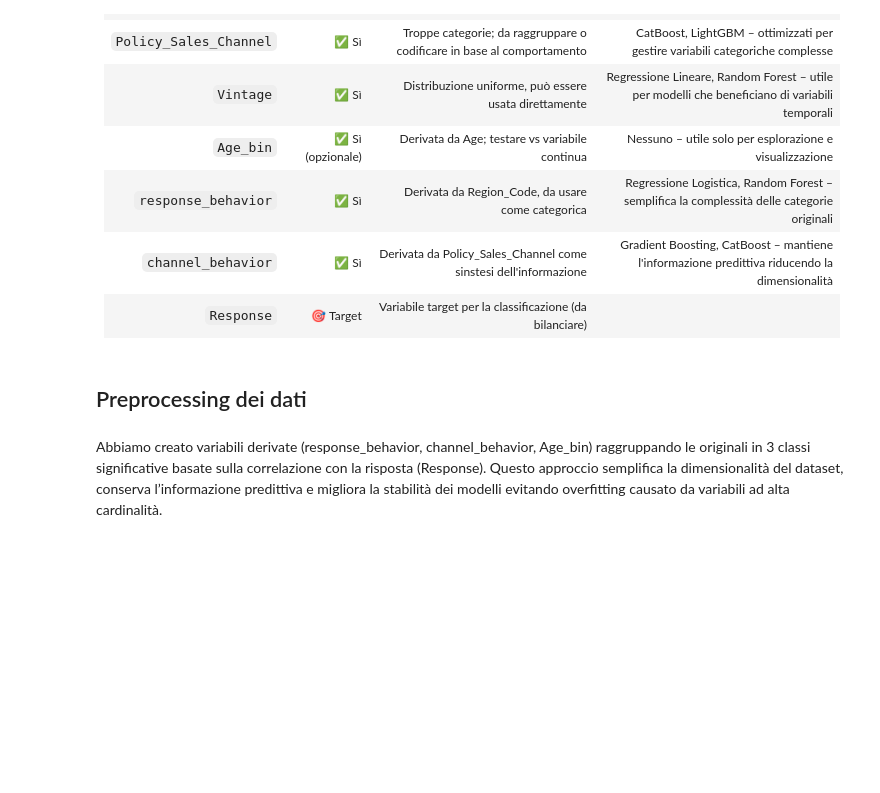
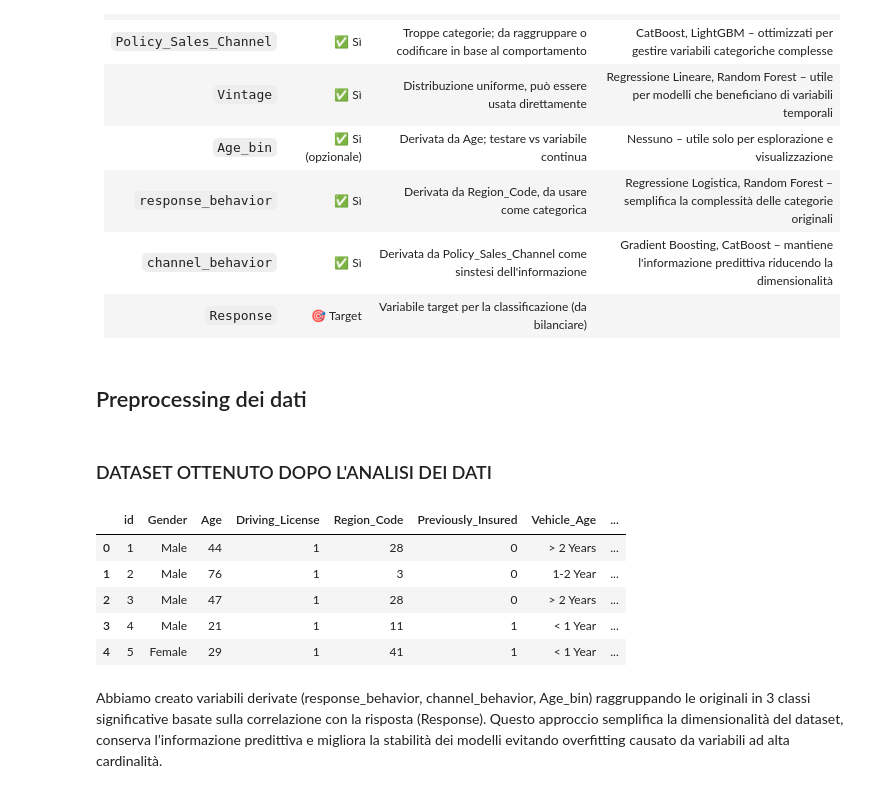
Before and after one commit to cdario79/CrossSellingAssicuratvo, a Jupyter notebook: Cross_Selling_Assicurativo.ipynb, the cells around one changed output. Saved outputs shown, nothing was run; the diff lists cells and outputs as text; code cells hidden in the pictures; blank space fills up the shorter version.

Commit message:
fatta analisi dati e preprocessing

```diff
--- a/Cross_Selling_Assicurativo.ipynb
+++ b/Cross_Selling_Assicurativo.ipynb
@@ -592,9 +591,9 @@ P-value: 0.000000
 A seguito del test del chi-quadro che ha confermato una relazione statisticamente rilevante tra *Region_Code* e *Response* vado a creare una variabile *response_behavior* utile per ridurre la dimensionalità mantenendo l'informazione predittiva.
 # %%
 # Calculate acceptance rate for each Region_Code
-region_response = df.groupby('Region_Code')['Response'].agg(['count', 'sum'])
+region_response = df1.groupby('Region_Code')['Response'].agg(['count', 'sum'])
 region_response['Acceptance Rate'] = region_response['sum'] / region_response['count']
-global_rate = df['Response'].mean()
+global_rate = df1['Response'].mean()
 region_response['Delta from Global Avg'] = region_response['Acceptance Rate'] - global_rate
 
 # Map region behavior classification back to the main dataframe
@@ -611,10 +610,10 @@ region_response['response_behavior'] = region_response['Delta from Global Avg'].
 
 # Map region behavior classification back to the main dataframe
 region_behavior_map = region_response.set_index('Region_Code')['response_behavior'].to_dict()
-df['response_behavior'] = df['Region_Code'].map(region_behavior_map)
+df1['response_behavior'] = df1['Region_Code'].map(region_behavior_map)
 
 # Create a contingency table for plotting
-contingency_behavior = df.groupby('response_behavior')['Response'].value_counts(normalize=True).unstack().fillna(0) * 100
+contingency_behavior = df1.groupby('response_behavior')['Response'].value_counts(normalize=True).unstack().fillna(0) * 100
 contingency_behavior = contingency_behavior.round(1)
 contingency_behavior.columns = ['Response = 0', 'Response = 1']
 contingency_behavior = contingency_behavior.loc[['below_avg', 'neutral', 'above_avg']]  # Ordine visivo
@@ -999,10 +996,10 @@ La variabile *Annual_Premium* presente una forte assismetria con molti outliner
 # %% [markdown]
 ### ANALISI DELLA VARIABILE *POLICY_SALES_CHANNEL*
 # %%
-df['Policy_Sales_Channel'] = df['Policy_Sales_Channel'].astype(int)
+df1['Policy_Sales_Channel'] = df1['Policy_Sales_Channel'].astype(int)
 
 # Calcola frequenze assolute e percentuali
-channel_freq = df['Policy_Sales_Channel'].value_counts()
+channel_freq = df1['Policy_Sales_Channel'].value_counts()
 channel_perc = (channel_freq / len(df) * 100).round(5)
 
 # Crea il DataFrame
@@ -1038,7 +1035,7 @@ with pd.option_context('display.max_rows', None):
 | 154 | 41 | 1 | 0.00026 |
 # %%
 # Calculate the average acceptance rate (Response = 1) for each sales channel
-channel_response_rate = df.groupby('Policy_Sales_Channel')['Response'].mean()
+channel_response_rate = df1.groupby('Policy_Sales_Channel')['Response'].mean()
 
 # Define a function to classify channels based on their acceptance rate
 def classify_channel(rate):
@@ -1053,6 +1050,6 @@ def classify_channel(rate):
 channel_behavior_map = channel_response_rate.apply(classify_channel)
 
 # Map the classification back to the original dataframe
-df['channel_behavior'] = df['Policy_Sales_Channel'].map(channel_behavior_map)
+df1['channel_behavior'] = df1['Policy_Sales_Channel'].map(channel_behavior_map)
 # %%
 # Create a percentage contingency table for channel_behavior vs Response
@@ -1234,3 +1231,14 @@ L’analisi statistica preliminare ha consentito di identificare le variabili po
 | `Response`             | 🎯 Target          | Variabile target per la classificazione (da bilanciare)                                      | &nbsp;
 # %% [markdown]
 ## Preprocessing dei dati
+# %% [markdown]
+### DATASET OTTENUTO DOPO L'ANALISI DEI DATI
+# %%
+df1.head()
+# %% [output]
+|  | id | Gender | Age | Driving_License | Region_Code | Previously_Insured | Vehicle_Age | ... |
+| 0 | 1 | Male | 44 | 1 | 28 | 0 | > 2 Years | ... |
+| 1 | 2 | Male | 76 | 1 | 3 | 0 | 1-2 Year | ... |
+| 2 | 3 | Male | 47 | 1 | 28 | 0 | > 2 Years | ... |
+| 3 | 4 | Male | 21 | 1 | 11 | 1 | < 1 Year | ... |
+| 4 | 5 | Female | 29 | 1 | 41 | 1 | < 1 Year | ... |
```
Also changed, not shown: parts of 40 cells of this notebook.
